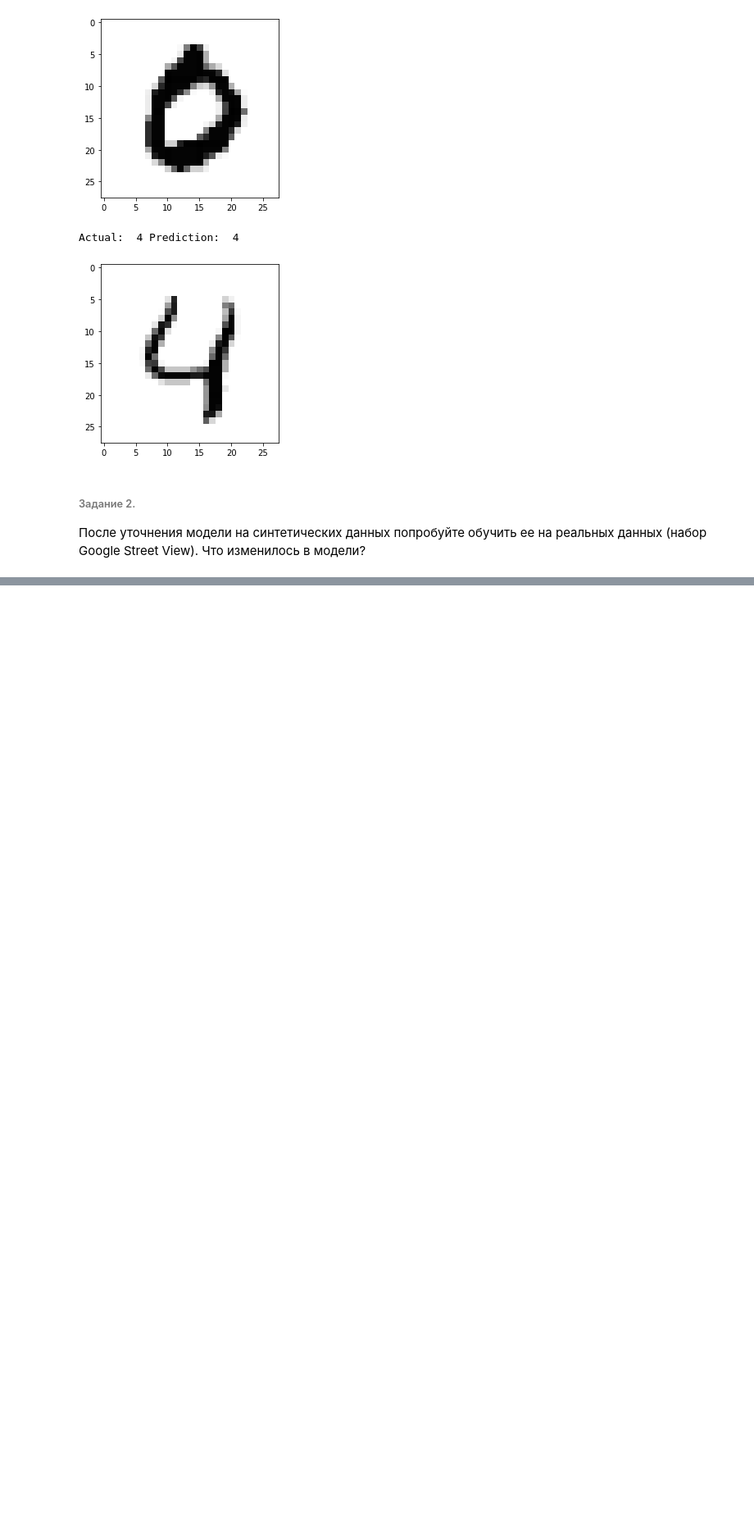
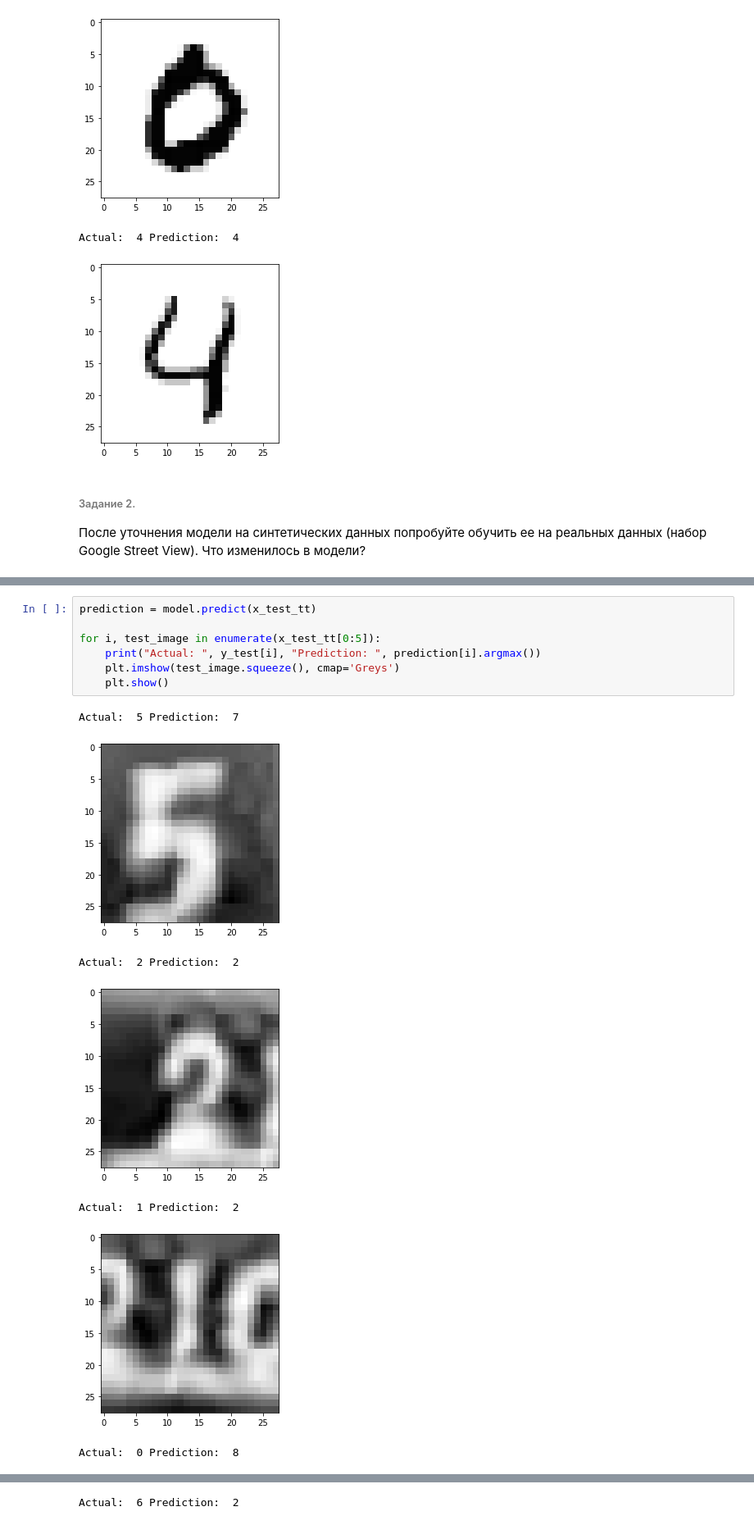
Before and after one commit to dmitrypintusov/deep-learning, a Jupyter notebook: by/bsuir/pintusov/labs/lab4/lab4.ipynb, the cells around one changed output, grey strips where cells are left out. Shown: that part at 82% size. Cells and saved outputs as stored; diff of their text form; blank space fills up the shorter version.

```diff
--- a/by/bsuir/pintusov/labs/lab4/lab4.ipynb
+++ b/by/bsuir/pintusov/labs/lab4/lab4.ipynb
@@ -171,0 +248,15 @@ Actual:  4 Prediction:  4
+# %%
+prediction = model.predict(x_test_tt)
+
+for i, test_image in enumerate(x_test_tt[0:5]):
+    print("Actual: ", y_test[i], "Prediction: ", prediction[i].argmax())
+    plt.imshow(test_image.squeeze(), cmap='Greys')
+    plt.show()
+# %% [output]
+Actual:  5 Prediction:  7
+[figure, added]
+Actual:  2 Prediction:  2
+[figure, added]
+Actual:  1 Prediction:  2
+[figure, added]
+Actual:  0 Prediction:  8
@@ -171,0 +264 @@ Actual:  4 Prediction:  4
+Actual:  6 Prediction:  2
```
Also changed, not shown: parts of 7 cells of this notebook.
